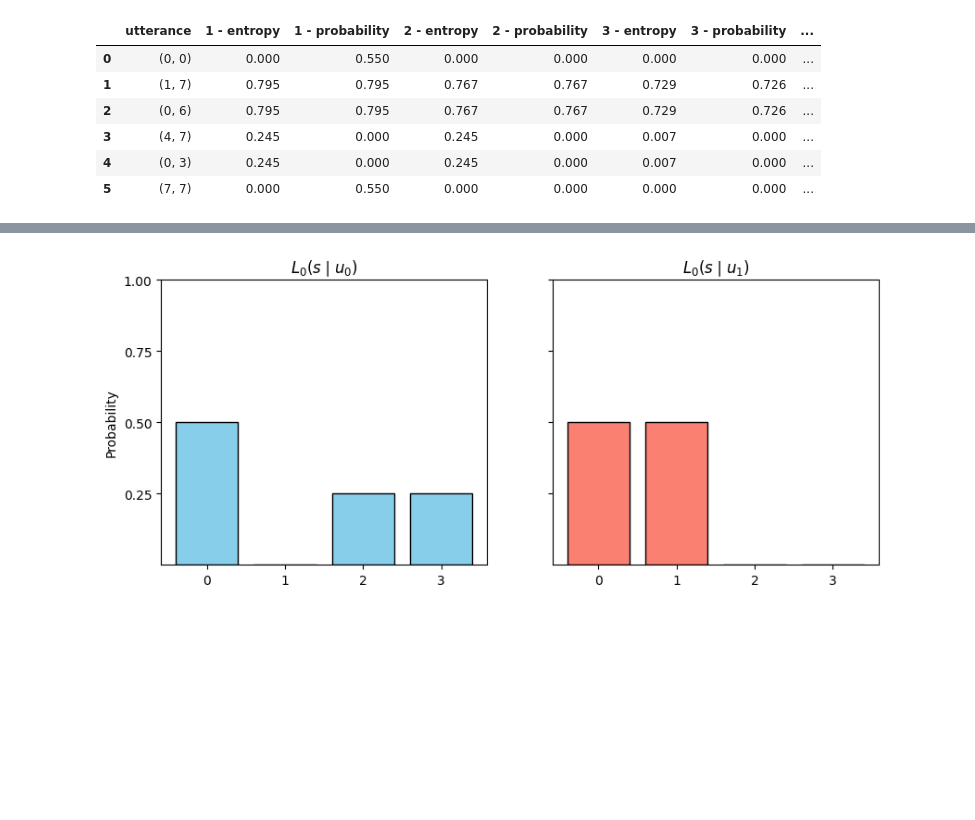
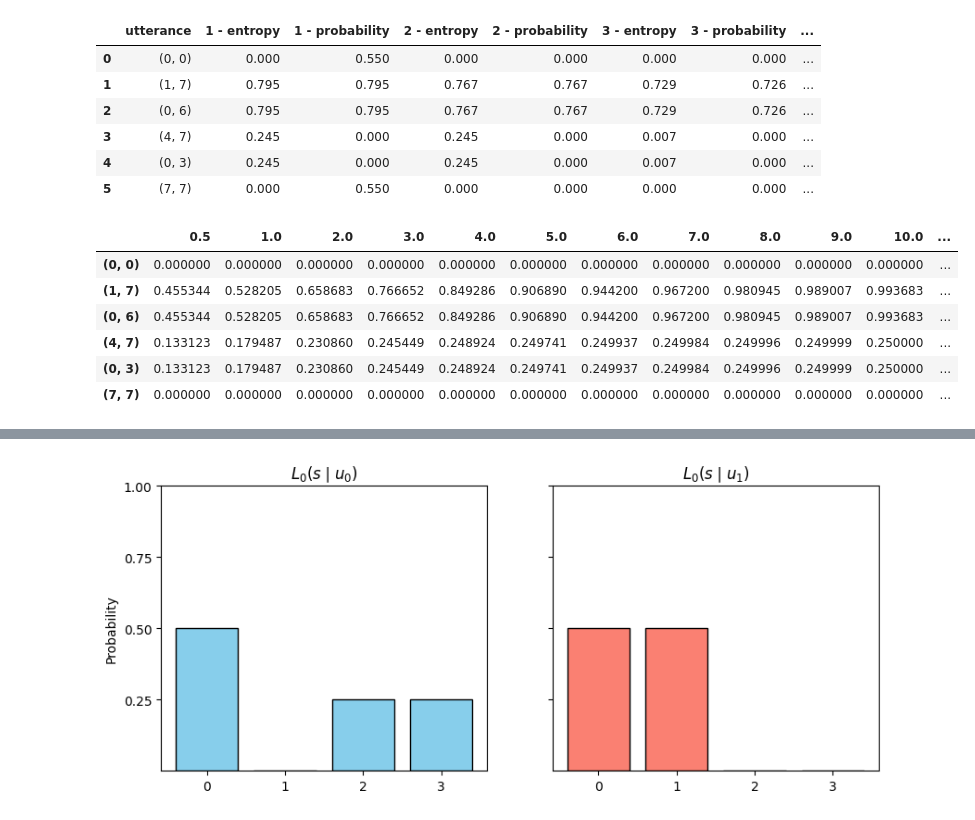
Before and after one commit to keremoner/argumentative-awareness, a Jupyter notebook: suspicion_calculations.ipynb, the cells around one changed output, grey strips where cells are left out. Cells and saved outputs as stored; diff of their text form; code cells hidden in the pictures; blank space fills up the shorter version.

```diff
--- a/suspicion_calculations.ipynb
+++ b/suspicion_calculations.ipynb
@@ -413,15 +420,16 @@ def sus_proper(utt, utterances, domain, alpha=1.0):
             if np.isclose(prob, speaker_result[utt], rtol=1e-9, atol=1e-12):
                 continue
             elif prob > speaker_result[utt]:
-                sus += prob * listener_pmf[listener_x.index(state)]
-                result_psi["inf"] -= sus
+                curr_sus = prob * listener_pmf[listener_x.index(state)]
+                sus += curr_sus
+                result_psi["inf"] -= curr_sus
                 if np.isclose(high_result[u], low_result[u], rtol=1e-9, atol=1e-12):
-                    result_psi["high"] += sus / 2.0
-                    result_psi["low"] += sus / 2.0
+                    result_psi["high"] += curr_sus / 2.0
+                    result_psi["low"] += curr_sus / 2.0
                 else:
                     if high_result[u] > low_result[u]:
-                        result_psi["high"] += sus
+                        result_psi["low"] += curr_sus
                     else:
-                        result_psi["low"] += sus
+                        result_psi["high"] += curr_sus
     return sus, result_psi
 # %%
@@ -554,7 +562,8 @@ psi_prior = {"inf": 1.0, "high": 0.0, "low": 0.0}
 
 proper_result = []
 for utt in utterances:
-    proper_result.append(sus_proper(utt, utterances, domain, alpha=alpha))
+    sus, priors = sus_proper(utt, utterances, domain, alpha=alpha)
+    proper_result.append(sus)
     #print(f"Utterance: {utt}, Suspicion: {sus_proper(utt, utterances, domain, alpha=alpha)}")
 
 df = compute_all_suspicions(utterances, domain, psi_prior, alpha=alpha).head(100)
@@ -573,3 +582,28 @@ df.style.background_gradient(cmap="Blues", vmin=0, vmax=1).format(precision=3).s
 | 3 | (4, 7) | 0.245 | 0.000 | 0.245 | 0.000 | 0.007 | 0.000 | ... |
 | 4 | (0, 3) | 0.245 | 0.000 | 0.245 | 0.000 | 0.007 | 0.000 | ... |
 | 5 | (7, 7) | 0.000 | 0.550 | 0.000 | 0.000 | 0.000 | 0.000 | ... |
+# %%
+
+proper_result = {alpha: [] for alpha in [0.5] + list(range(1, 10)) + [10, 15, 20, 25, 30]}
+for alpha in proper_result.keys():
+    for utt in utterances:
+        sus, priors = sus_proper(utt, utterances, domain, alpha=alpha)
+        proper_result[alpha].append(sus)
+
+#visualize this as a table where rows are utterances and columns are alphas
+df_proper = pd.DataFrame(proper_result, index=utterances)
+df_proper.style.background_gradient(cmap="Blues", vmin=0, vmax=1).format(precision=3).set_table_styles([
+       {"selector": "th", "props": [("font-size", "15pt"), ("text-align", "center")]},
+       {"selector": "td", "props": [("font-size", "18pt"), ("text-align", "center"), ("width", "150px")]},
+        {"selector": "tr", "props": [("height", "50px")]}
+   ])
+
+df_proper.head(10)
+# %% [output]
+|  | 0.5 | 1.0 | 2.0 | 3.0 | 4.0 | 5.0 | 6.0 | 7.0 | 8.0 | 9.0 | 10.0 | ... |
+| (0, 0) | 0.000000 | 0.000000 | 0.000000 | 0.000000 | 0.000000 | 0.000000 | 0.000000 | 0.000000 | 0.000000 | 0.000000 | 0.000000 | ... |
+| (1, 7) | 0.455344 | 0.528205 | 0.658683 | 0.766652 | 0.849286 | 0.906890 | 0.944200 | 0.967200 | 0.980945 | 0.989007 | 0.993683 | ... |
+| (0, 6) | 0.455344 | 0.528205 | 0.658683 | 0.766652 | 0.849286 | 0.906890 | 0.944200 | 0.967200 | 0.980945 | 0.989007 | 0.993683 | ... |
+| (4, 7) | 0.133123 | 0.179487 | 0.230860 | 0.245449 | 0.248924 | 0.249741 | 0.249937 | 0.249984 | 0.249996 | 0.249999 | 0.250000 | ... |
+| (0, 3) | 0.133123 | 0.179487 | 0.230860 | 0.245449 | 0.248924 | 0.249741 | 0.249937 | 0.249984 | 0.249996 | 0.249999 | 0.250000 | ... |
+| (7, 7) | 0.000000 | 0.000000 | 0.000000 | 0.000000 | 0.000000 | 0.000000 | 0.000000 | 0.000000 | 0.000000 | 0.000000 | 0.000000 | ... |
```
Also changed, not shown: parts of 6 cells of this notebook, 11 other files.
